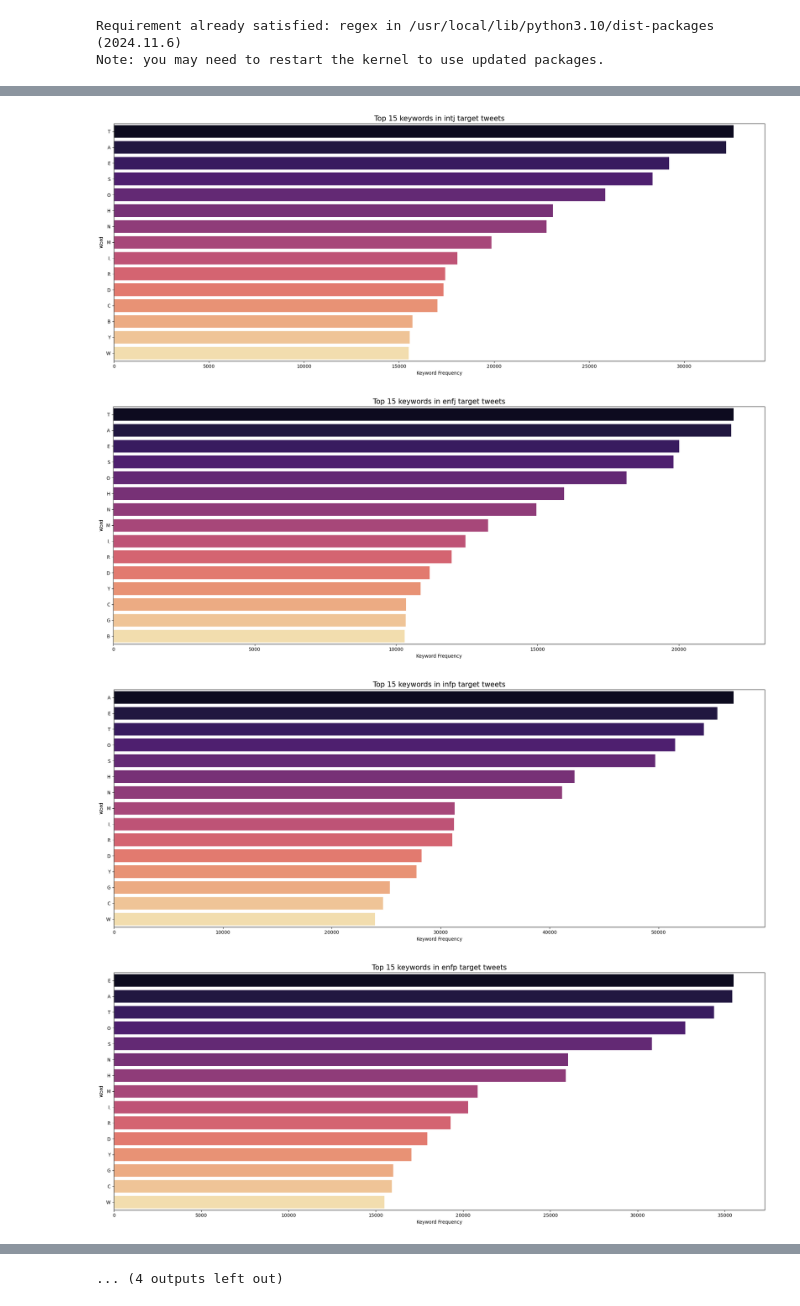
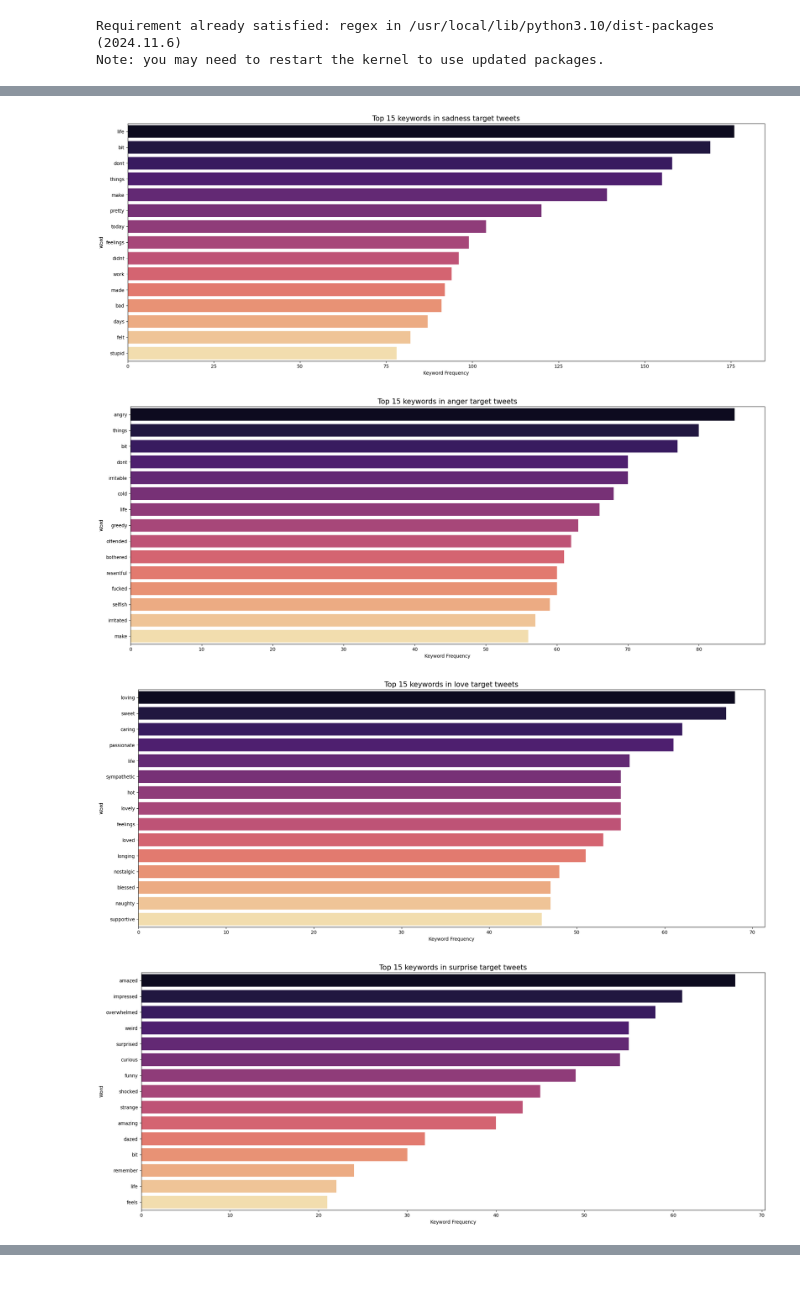
Before and after one commit to oopscompiled/nlp-project, a Jupyter notebook: notebooks/exploratory.ipynb, the cells around one changed output, grey strips where cells are left out. Saved outputs shown, nothing was run; the diff lists cells and outputs as text; code cells hidden in the pictures.

```diff
--- a/notebooks/exploratory.ipynb
+++ b/notebooks/exploratory.ipynb
@@ -68,3 +62,15 @@ test.drop('label', axis=1, inplace=True)
+# %%
+val_file_path = os.path.join(PATH,os.listdir(PATH)[0])
+test_file_path = os.path.join(PATH,os.listdir(PATH)[1])
+train_file_path = os.path.join(PATH,os.listdir(PATH)[2])
+# %%
+train = pd.read_csv(train_file_path, sep=';', header=None)
+valid = pd.read_csv(val_file_path, sep=';', header=None)
+test = pd.read_csv(test_file_path, sep=';', header=None)
+# %%
+train.rename({0 : 'text', 1 : 'label'}, inplace=True, axis=1)
+test.rename({0 : 'text', 1 : 'label'}, inplace=True, axis=1)
+valid.rename({0 : 'text', 1 : 'label'}, inplace=True, axis=1)
 # %%
 train.head()
 # %% [output]
@@ -116,12 +125,12 @@ Number of duplicates: 6 (0.51%)
 # import src.utils
 # print(src.utils.re.__name__)
 # %%
-# train['text'] = train['text'].apply(clean_data)
-# train['text'] = train['text'].apply(extract_clean_words)
+train['text'] = train['text'].apply(clean_data)
+train['text'] = train['text'].apply(extract_clean_words)
 
 
-# test['text'] = test['text'].apply(clean_data)
-# test['text'] = test['text'].apply(extract_clean_words)
+test['text'] = test['text'].apply(clean_data)
+test['text'] = test['text'].apply(extract_clean_words)
 
-# valid['text'] = valid['text'].apply(clean_data)
-# valid['text'] = valid['text'].apply(extract_clean_words)
+valid['text'] = valid['text'].apply(clean_data)
+valid['text'] = valid['text'].apply(extract_clean_words)
@@ -189,32 +213,36 @@ STOPWORDS = set.union(sw1, sw)
 # %%
 # noisy words
 UNWANTED_WORDS = set([
-    "i", "it", "ur", "na", "omg", "people", "time", "good", "back", "gon", "day", "love", "happy", "lt", "kst", 'im'
+    "i", "it", "ur", "na", "omg", "people", "time", "good", "back", "gon", "day", "love", "happy", "lt", "kst", 'im', 'feel', 'feeling', 'like', 'ive'
 ])
 
 for l in train['label'].unique():
-    label_text = " ".join(" ".join(cat) for cat in train[train.label == l]['text']) # join inside lists then make it as a whole string
+
+    text_series = [" ".join(text_list) for text_list in train[train.label == l]['text']]
+    label_text = " ".join(text_series)
 
     words = nltk.tokenize.word_tokenize(label_text)
 
     filtered_words = [
         w for w in words if w.isalnum() and w not in STOPWORDS and w.lower() not in UNWANTED_WORDS
     ]
 
     label_keywords = nltk.FreqDist(filtered_words)
-    label_keywords = pd.DataFrame(label_keywords.most_common(15), columns=['Word', 'Frequency']).set_index('Word')
+
+    label_keywords_df = pd.DataFrame(label_keywords.items(), columns=['Word', 'Frequency'])
+
+    label_keywords_df = label_keywords_df.sort_values(by='Frequency', ascending=False).head(15)
 
     fig, ax = plt.subplots(figsize=(20, 8))
-    sns.barplot(y=label_keywords[0:15].index, x=label_keywords[0:15].Frequency, orient='h', ax=ax, palette="magma")
+    sns.barplot(y=label_keywords_df['Word'], x=label_keywords_df['Frequency'], orient='h', ax=ax, palette="magma")
 
-    # settings
     ax.set_title(f'Top 15 keywords in {l} target tweets', fontsize=15)
     ax.set_xlabel('Keyword Frequency')
 
     plt.tight_layout()
     plt.show()
 # %% [output]
-[figure, old version]
+[figure, new version]
-[figure, old version]
+[figure, new version]
-[figure, old version]
+[figure, new version]
-[figure, old version]
+[figure, new version]
@@ -229 +250,0 @@ for l in train['label'].unique():
-... (4 outputs left out)
```
Also changed, not shown: parts of 22 cells of this notebook, 4 other files.
